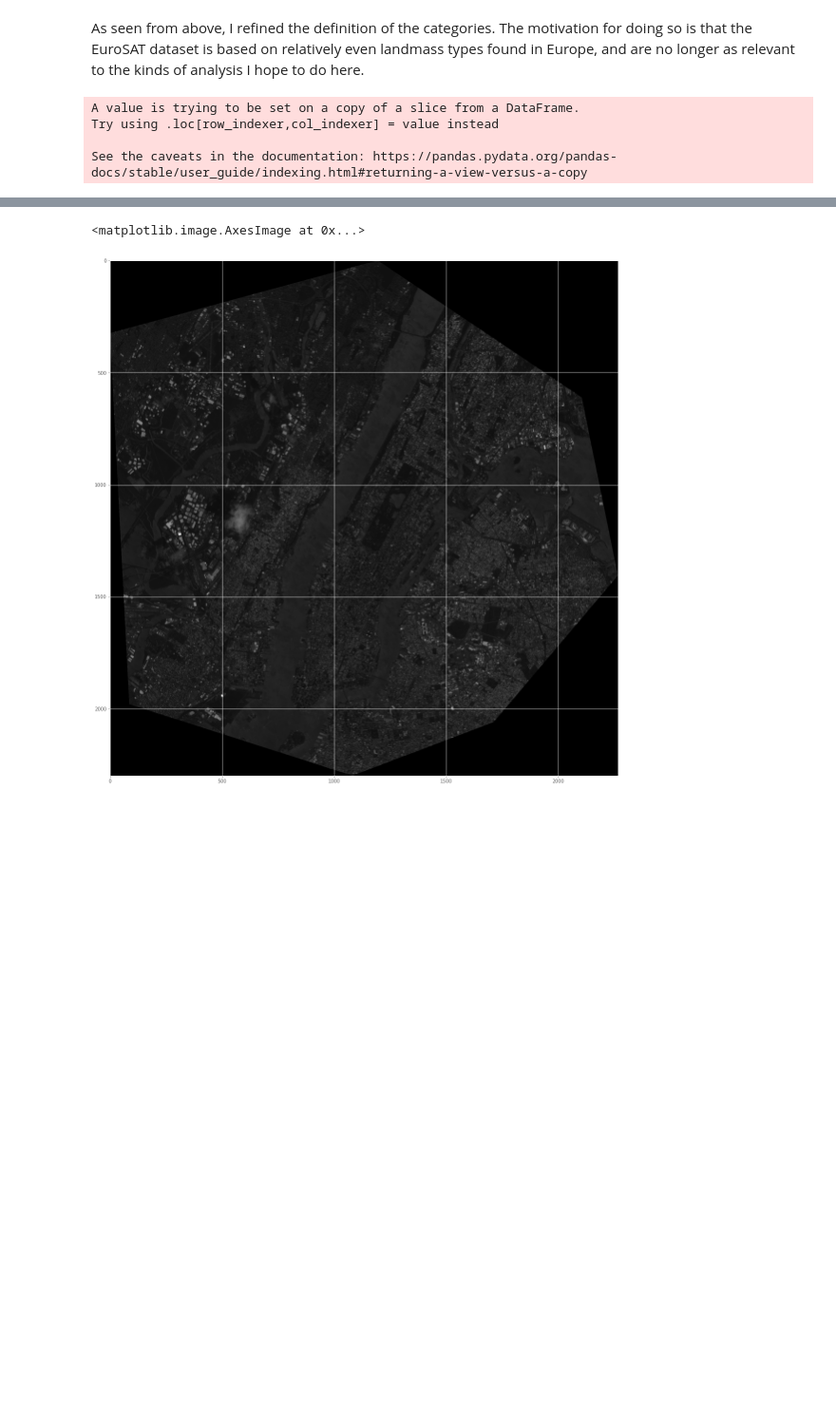
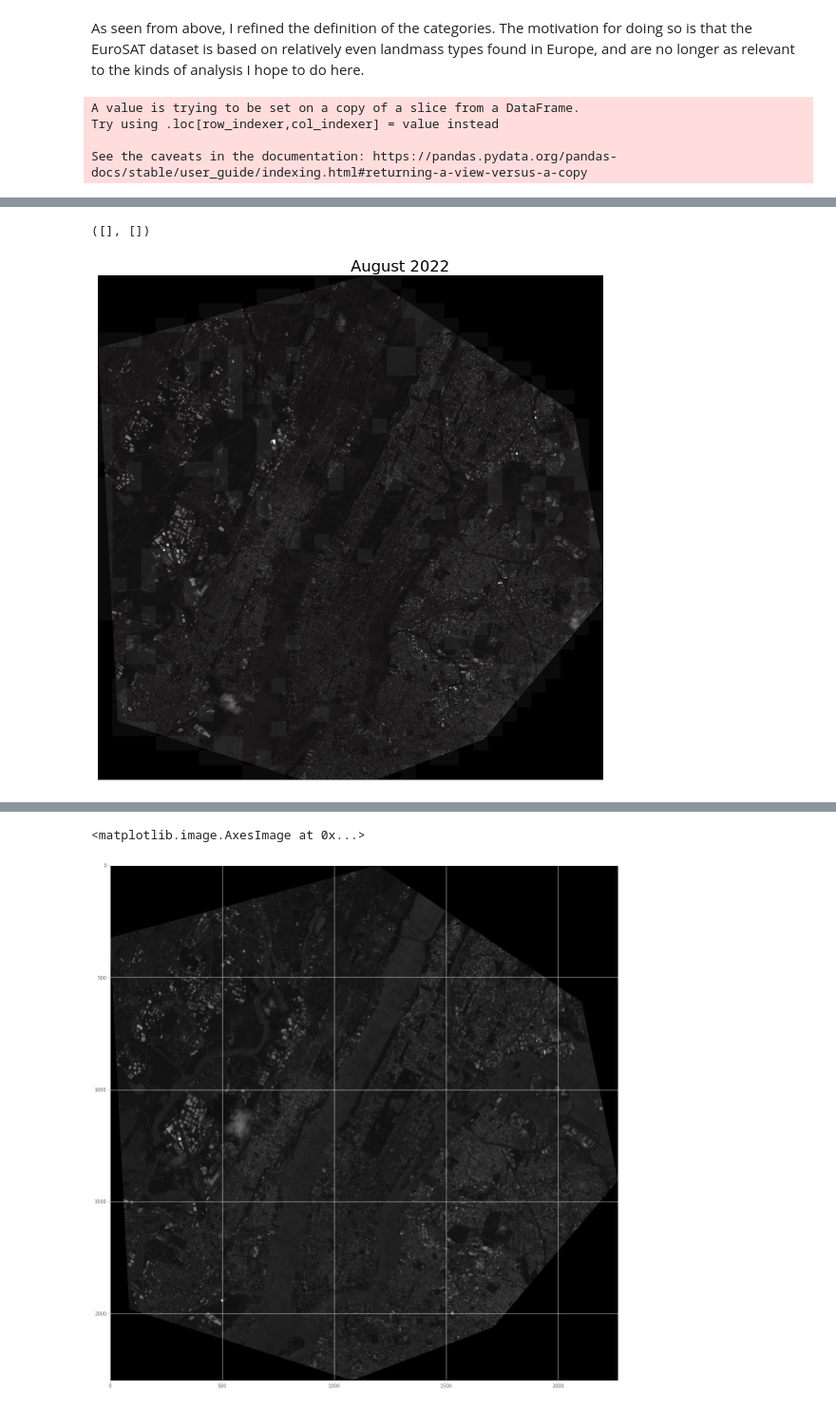
Before and after one commit to nkasmanoff/nyc-sentinel, a Jupyter notebook: NYC Change Detection Analysis.ipynb, the cells around one changed output, grey strips where cells are left out. Shown at 95% size. Saved outputs shown, nothing was run; the diff lists cells and outputs as text; code cells hidden in the pictures; blank space fills up the shorter version.

```diff
--- a/NYC Change Detection Analysis.ipynb
+++ b/NYC Change Detection Analysis.ipynb
@@ -167,0 +234,11 @@ test_raster =rio.open('data/S2B_MSIL2A_20220902T154809_N0400_R054_T18TWL_2022090
+# %%
+plt.figure(figsize=(15,15))
+plt.title("                    August 2022",fontsize=25)
+plt.imshow(lw_img,cmap='gray')
+plt.imshow(least_water_mask
+           ,cmap='pink',alpha=.05)
+plt.xticks([])
+plt.yticks([])
+# %% [output]
+([], [])
+[figure, added]
```
Also changed, not shown: parts of 20 cells of this notebook, 1 other file.
